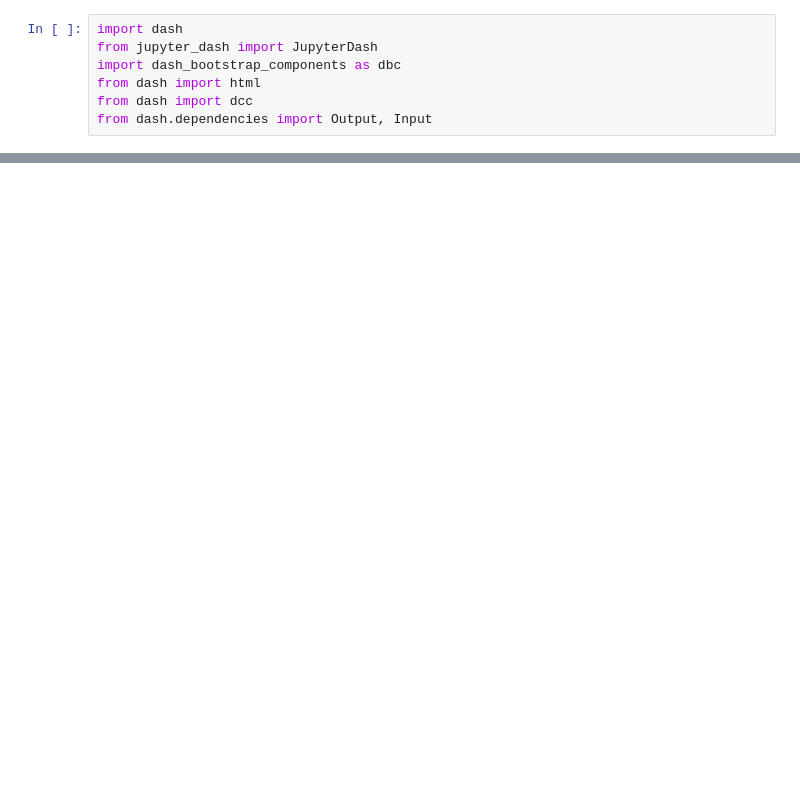
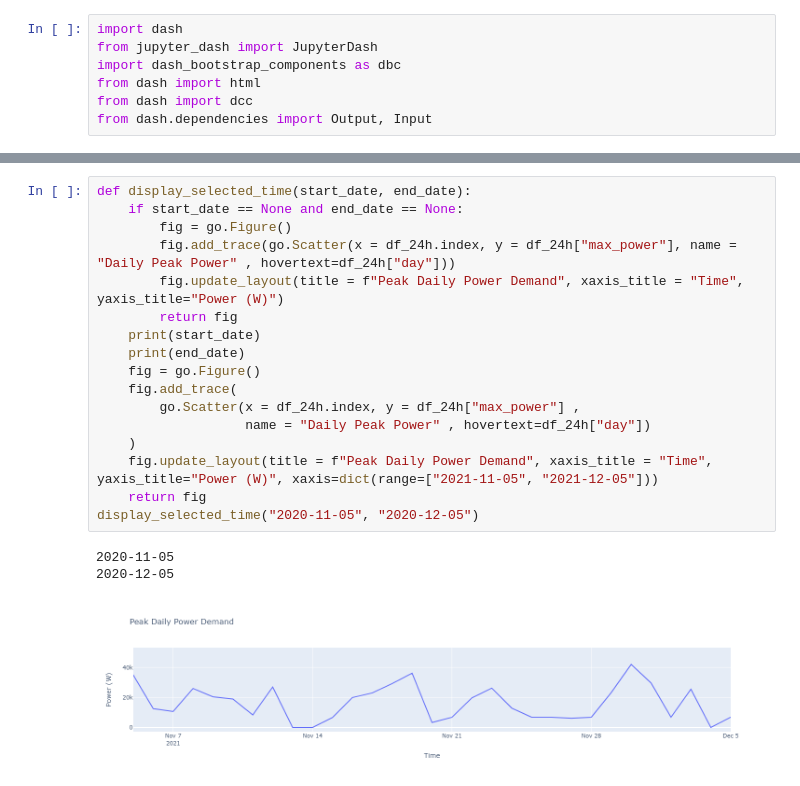
Before and after one commit to winston-edwin-chiong/slrpEV-data-dashboard, a Jupyter notebook: jupyterapp.ipynb, the cells around one changed output, grey strips where cells are left out. Cells and saved outputs as stored; diff of their text form; blank space fills up the shorter version.

Commit message:
Adjusted calender font size and center align. Included default range to time series.

```diff
--- a/jupyterapp.ipynb
+++ b/jupyterapp.ipynb
@@ -8 +89,22 @@ from dash.dependencies import Output, Input
+# %%
+def display_selected_time(start_date, end_date):
+    if start_date == None and end_date == None:
+        fig = go.Figure()
+        fig.add_trace(go.Scatter(x = df_24h.index, y = df_24h["max_power"], name = "Daily Peak Power" , hovertext=df_24h["day"]))
+        fig.update_layout(title = f"Peak Daily Power Demand", xaxis_title = "Time", yaxis_title="Power (W)")
+        return fig
+    print(start_date)
+    print(end_date)
+    fig = go.Figure()
+    fig.add_trace(
+        go.Scatter(x = df_24h.index, y = df_24h["max_power"] ,
+                   name = "Daily Peak Power" , hovertext=df_24h["day"])
+    )
+    fig.update_layout(title = f"Peak Daily Power Demand", xaxis_title = "Time", yaxis_title="Power (W)", xaxis=dict(range=["2021-11-05", "2021-12-05"]))
+    return fig
+display_selected_time("2020-11-05", "2020-12-05")
+# %% [output]
+2020-11-05
+2020-12-05
+[figure, added]
 # %%
```
Also changed, not shown: parts of 7 cells of this notebook, 1 other file.
